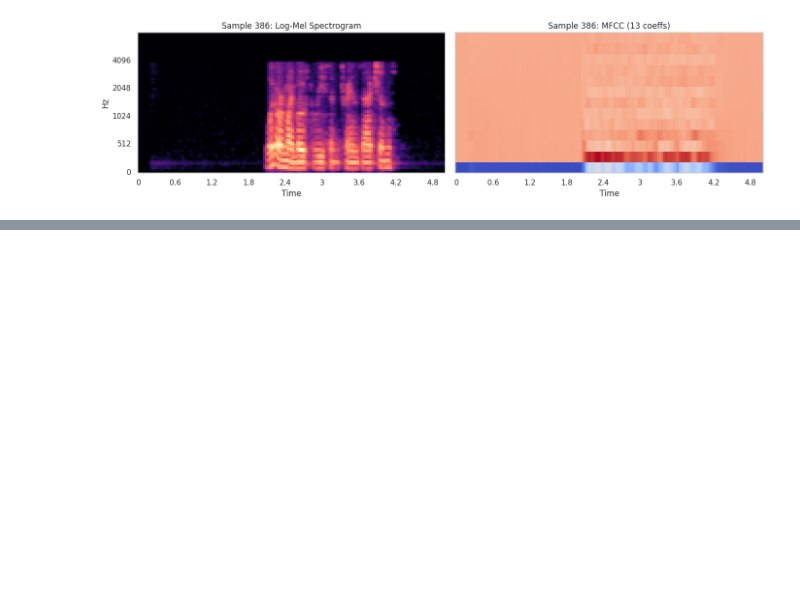
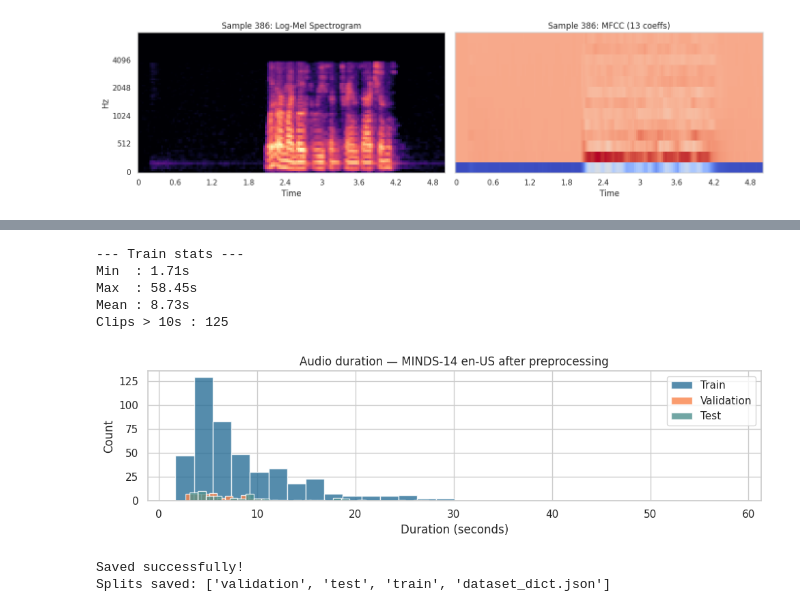
Before and after one commit to irsyad-kamil/indonesia-ai-nlpa-voice-recognition-irsyad, a Jupyter notebook: notebooks/hubert.ipynb, the cells around one changed output, grey strips where cells are left out. Drawn from its saved outputs; the diff is of its cells as text; code cells hidden in the pictures; blank space fills up the shorter version.

Commit message:
Menyelesaikan Audio Preprocessing

```diff
--- a/notebooks/hubert.ipynb
+++ b/notebooks/hubert.ipynb
@@ -212,0 +304,19 @@ for idx in random_ids:
+# %%
+# Phase 1 - Cell 4 (FIXED): Manually split train into train/validation/test
+from datasets import DatasetDict
+
+# Split: 80% train, 10% validation, 10% test
+train_testval = dataset["train"].train_test_split(test_size=0.2, seed=42)
+val_test      = train_testval["test"].train_test_split(test_size=0.5, seed=42)
+
+dataset = DatasetDict({
+    "train"      : train_testval["train"],
+    "validation" : val_test["train"],
+    "test"       : val_test["test"],
+})
+
+print("New splits:")
+print(dataset)
+print(f"\nTrain      : {len(dataset['train'])} samples")
+print(f"Validation : {len(dataset['validation'])} samples")
+print(f"Test       : {len(dataset['test'])} samples")
@@ -212,0 +343,45 @@ for idx in random_ids:
+# %%
+# Phase 1 - Cell 5: Duration distribution
+
+import matplotlib.pyplot as plt
+
+durations_train = [len(np.array(s["input_array"])) / TARGET_SR for s in dataset["train"]]
+durations_val   = [len(np.array(s["input_array"])) / TARGET_SR for s in dataset["validation"]]
+durations_test  = [len(np.array(s["input_array"])) / TARGET_SR for s in dataset["test"]]
+
+print("--- Train stats ---")
+print(f"Min  : {min(durations_train):.2f}s")
+print(f"Max  : {max(durations_train):.2f}s")
+print(f"Mean : {np.mean(durations_train):.2f}s")
+print(f"Clips > 10s : {sum(d > 10 for d in durations_train)}")
+
+plt.figure(figsize=(10, 3))
+plt.hist(durations_train, bins=30, color="#2a6f97", edgecolor="white", alpha=0.8, label="Train")
+plt.hist(durations_val,   bins=30, color="#f9844a", edgecolor="white", alpha=0.8, label="Validation")
+plt.hist(durations_test,  bins=30, color="#4d908e", edgecolor="white", alpha=0.8, label="Test")
+plt.xlabel("Duration (seconds)")
+plt.ylabel("Count")
+plt.title("Audio duration — MINDS-14 en-US after preprocessing")
+plt.legend()
+plt.tight_layout()
+plt.show()
+# %% [output]
+--- Train stats ---
+Min  : 1.71s
+Max  : 58.45s
+Mean : 8.73s
+Clips > 10s : 125
+[figure, added]
+# %%
+# Phase 1 - Cell 6: Save preprocessed dataset with all 3 splits
+# Arahkan ke folder data di dalam repo kamu
+SAVE_PATH = "data/minds14_preprocessed"
+
+dataset.save_to_disk(SAVE_PATH)
+
+import os
+print("Saved successfully!")
+print("Splits saved:", os.listdir(SAVE_PATH))
+# %% [output]
+Saved successfully!
+Splits saved: ['validation', 'test', 'train', 'dataset_dict.json']
```
Also changed, not shown: parts of 5 cells of this notebook.
